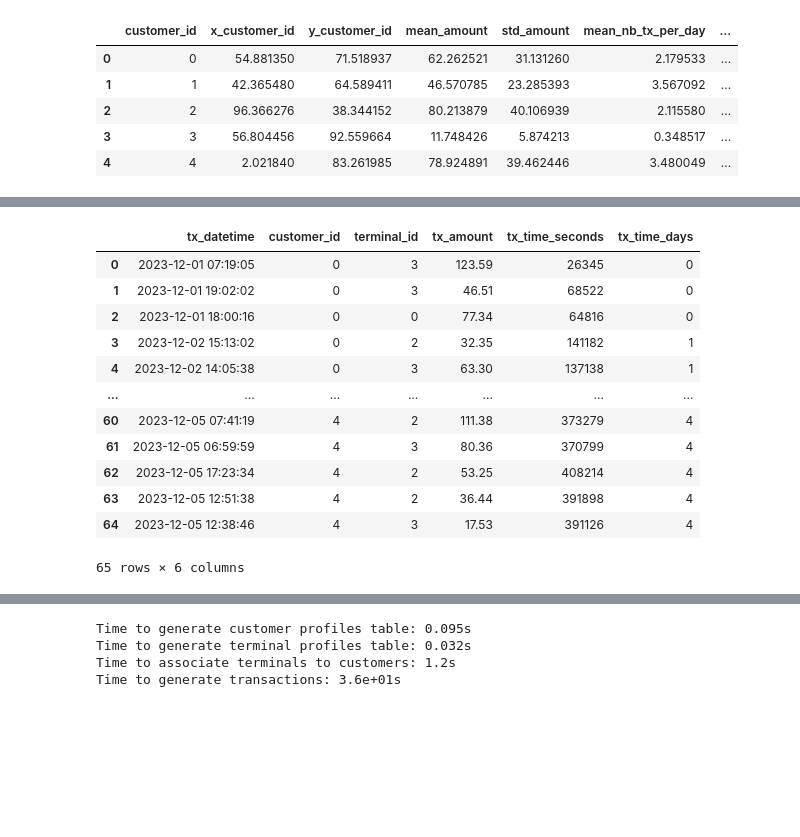
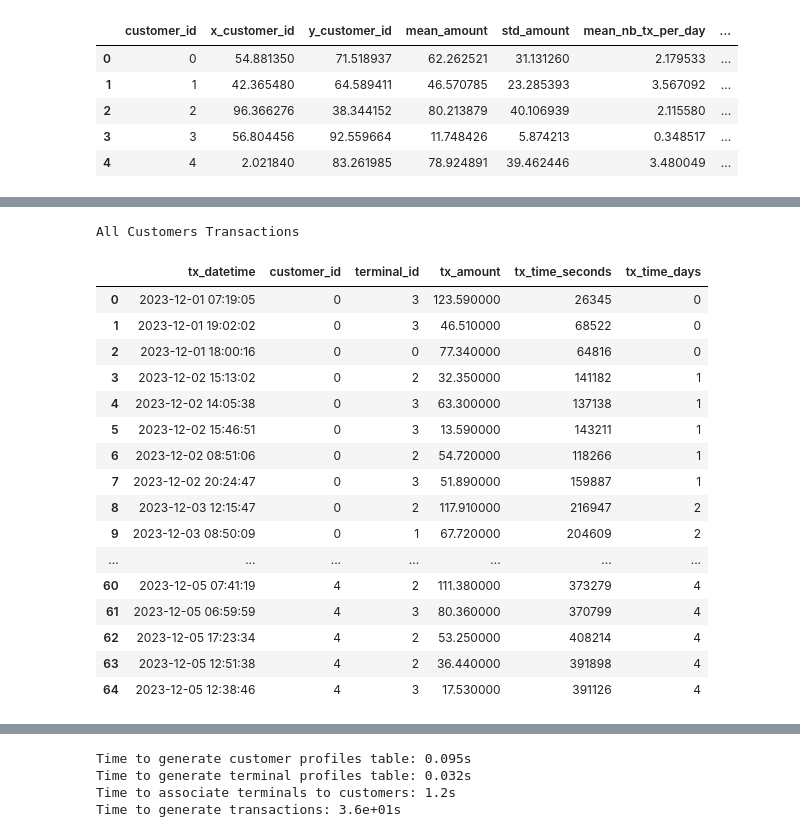
Before and after one commit to Tmiseray/transaction-data-simulator, a Jupyter notebook: TransDataSim.ipynb, the cells around one changed output, grey strips where cells are left out. Cells and saved outputs as stored; diff of their text form; code cells hidden in the pictures; blank space fills up the shorter version.

```diff
--- a/TransDataSim.ipynb
+++ b/TransDataSim.ipynb
@@ -115,3 +115,30 @@ x_y_terminals = terminal_profiles_table[['x_terminal_id','y_terminal_id']].value
 get_list_terminals_within_radius(customer_profiles_table.iloc[4], x_y_terminals=x_y_terminals, r=50)
 # %% [output]
 [2, 3]
+# %%
+## List of Terminals outside of Radius
+
+def get_list_suspicious_terminals(customer_profile, x_y_terminals, r):
+
+    # Use numpy arrays in the following to speed up computations
+
+    # Location (x,y) of customer as numpy array
+    x_y_customer = customer_profile[['x_customer_id','y_customer_id']].values.astype(float)
+
+    # Squared difference in coordinates between customer and terminal locations
+    squared_diff_x_y = np.square(x_y_customer - x_y_terminals)
+
+    # Sum along rows and compute suared root to get distance
+    dist_x_y = np.sqrt(np.sum(squared_diff_x_y, axis=1))
+
+    # Get the indices of terminals which are at a distance greater than r
+    suspicious_terminals = list(np.where(dist_x_y>r)[0])
+
+    # Return the list of terminal IDs
+    return suspicious_terminals
+# %%
+# We first get the geographical locations of all terminals as a numpy array
+x_y_terminals = terminal_profiles_table[['x_terminal_id','y_terminal_id']].values.astype(float)
+
+# And get the list of terminals within radius of $50$ for the last customer
+get_list_suspicious_terminals(customer_profiles_table.iloc[4], x_y_terminals=x_y_terminals, r=50)
@@ -174,3 +203,10 @@ customer_profiles_table
 | 2 | 2 | 96.366276 | 38.344152 | 80.213879 | 40.106939 | 2.115580 | ... |
 | 3 | 3 | 56.804456 | 92.559664 | 11.748426 | 5.874213 | 0.348517 | ... |
 | 4 | 4 | 2.021840 | 83.261985 | 78.924891 | 39.462446 | 3.480049 | ... |
+# %%
+## Create New Column in Customer Profiles Table for Suspicious Terminals
+
+customer_profiles_table['suspicious_terminals']=customer_profiles_table\
+    .apply(lambda x : get_list_suspicious_terminals(x, x_y_terminals = x_y_terminals,
+r=50), axis=1)
+customer_profiles_table
@@ -263,21 +396,27 @@ transaction_table_customer_0
 # %%
 # Transaction Table for All Customers
 transactions_df=customer_profiles_table.groupby('customer_id')\
     .apply(lambda x : generate_transactions_table(x.iloc[0], nb_days=5))\
         .reset_index(drop=True)
 
+transactions_df=transactions_df.style.set_caption('All Customers Transactions')
 transactions_df
 # %% [output]
+All Customers Transactions
 |  | tx_datetime | customer_id | terminal_id | tx_amount | tx_time_seconds | tx_time_days |
-| 0 | 2023-12-01 07:19:05 | 0 | 3 | 123.59 | 26345 | 0 |
-| 1 | 2023-12-01 19:02:02 | 0 | 3 | 46.51 | 68522 | 0 |
-| 2 | 2023-12-01 18:00:16 | 0 | 0 | 77.34 | 64816 | 0 |
-| 3 | 2023-12-02 15:13:02 | 0 | 2 | 32.35 | 141182 | 1 |
-| 4 | 2023-12-02 14:05:38 | 0 | 3 | 63.30 | 137138 | 1 |
+| 0 | 2023-12-01 07:19:05 | 0 | 3 | 123.590000 | 26345 | 0 |
+| 1 | 2023-12-01 19:02:02 | 0 | 3 | 46.510000 | 68522 | 0 |
+| 2 | 2023-12-01 18:00:16 | 0 | 0 | 77.340000 | 64816 | 0 |
+| 3 | 2023-12-02 15:13:02 | 0 | 2 | 32.350000 | 141182 | 1 |
+| 4 | 2023-12-02 14:05:38 | 0 | 3 | 63.300000 | 137138 | 1 |
+| 5 | 2023-12-02 15:46:51 | 0 | 3 | 13.590000 | 143211 | 1 |
+| 6 | 2023-12-02 08:51:06 | 0 | 2 | 54.720000 | 118266 | 1 |
+| 7 | 2023-12-02 20:24:47 | 0 | 3 | 51.890000 | 159887 | 1 |
+| 8 | 2023-12-03 12:15:47 | 0 | 2 | 117.910000 | 216947 | 2 |
+| 9 | 2023-12-03 08:50:09 | 0 | 1 | 67.720000 | 204609 | 2 |
 | ... | ... | ... | ... | ... | ... | ... |
-| 60 | 2023-12-05 07:41:19 | 4 | 2 | 111.38 | 373279 | 4 |
-| 61 | 2023-12-05 06:59:59 | 4 | 3 | 80.36 | 370799 | 4 |
-| 62 | 2023-12-05 17:23:34 | 4 | 2 | 53.25 | 408214 | 4 |
-| 63 | 2023-12-05 12:51:38 | 4 | 2 | 36.44 | 391898 | 4 |
-| 64 | 2023-12-05 12:38:46 | 4 | 3 | 17.53 | 391126 | 4 |
+| 60 | 2023-12-05 07:41:19 | 4 | 2 | 111.380000 | 373279 | 4 |
+| 61 | 2023-12-05 06:59:59 | 4 | 3 | 80.360000 | 370799 | 4 |
+| 62 | 2023-12-05 17:23:34 | 4 | 2 | 53.250000 | 408214 | 4 |
+| 63 | 2023-12-05 12:51:38 | 4 | 2 | 36.440000 | 391898 | 4 |
+| 64 | 2023-12-05 12:38:46 | 4 | 3 | 17.530000 | 391126 | 4 |
-65 rows × 6 columns
```
Also changed, not shown: parts of 11 cells of this notebook.
